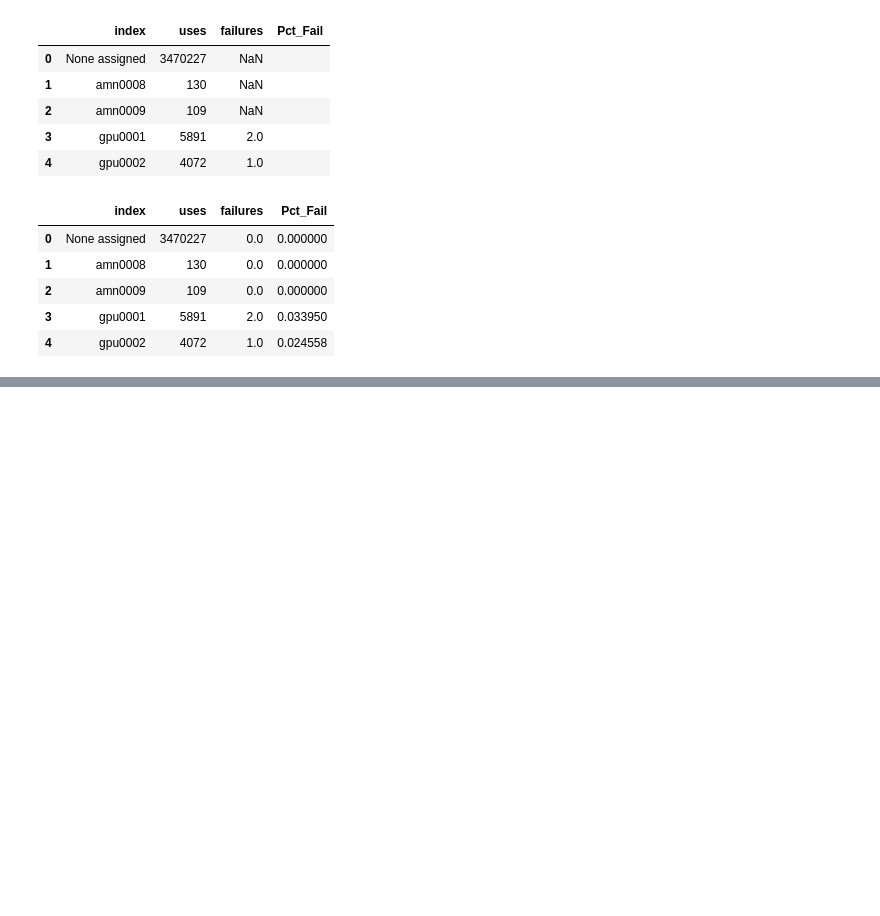
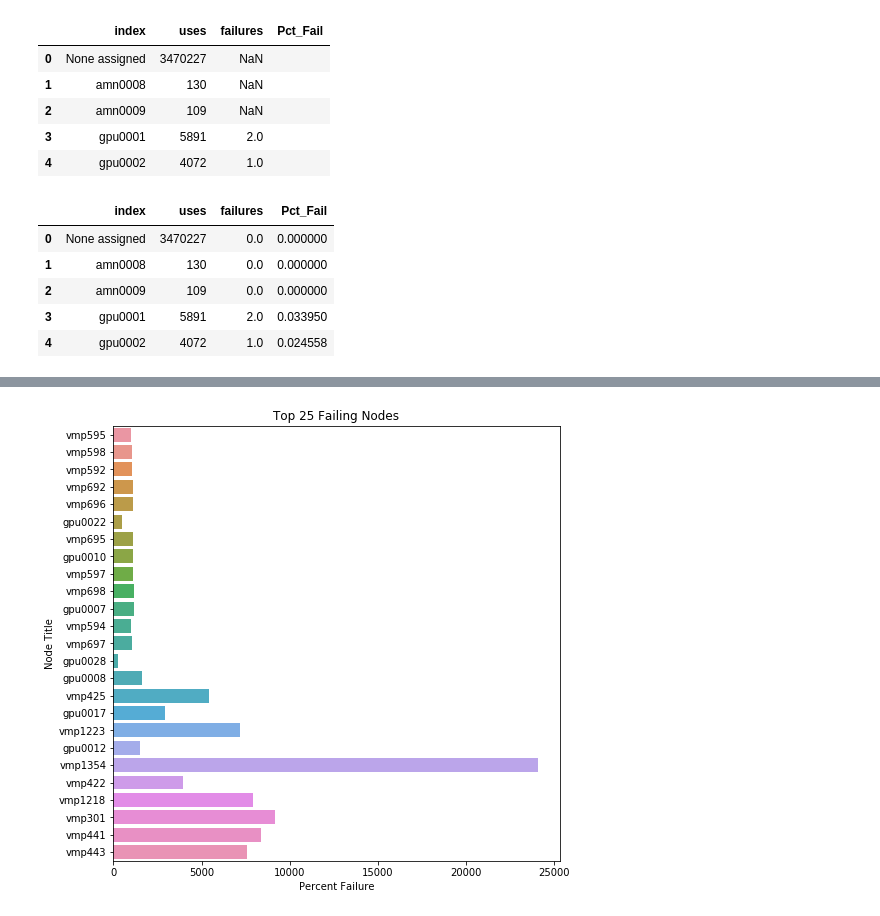
Before and after one commit to asidamo/Analysis-of-Job-Logs, a Jupyter notebook: Node_Failure.ipynb, the cells around one changed output, grey strips where cells are left out. Saved outputs shown, nothing was run; the diff lists cells and outputs as text; code cells hidden in the pictures; blank space fills up the shorter version.

```diff
--- a/Node_Failure.ipynb
+++ b/Node_Failure.ipynb
@@ -175,0 +245,9 @@ ELIMINATE ERROR CODES FOR USER ERROR
+# %%
+plt.figure(figsize = (8, 8))
+sns.barplot(overall_final.failures, overall_final.Node);
+sns.barplot(overall_final.uses, overall_final.Node);
+ax = plt.axes();
+ax.set_title('Top 25 Failing Nodes');
+ax.set(xlabel = 'Percent Failure', ylabel = 'Node Title');
+# %% [output]
+[figure, added]
```
Also changed, not shown: parts of 12 cells of this notebook.
